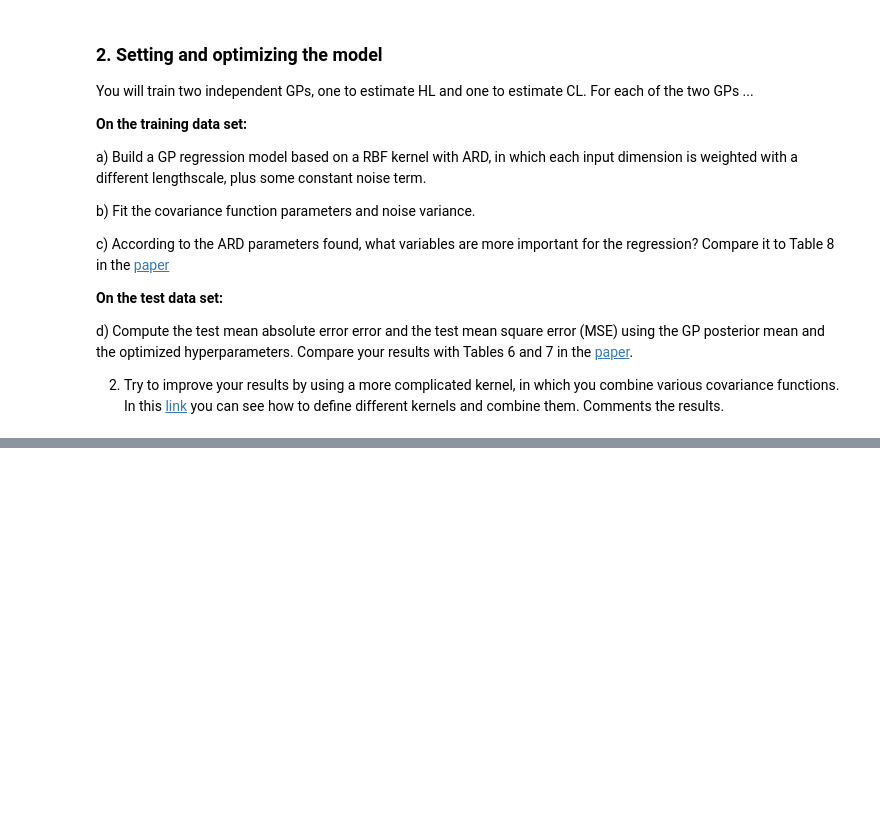
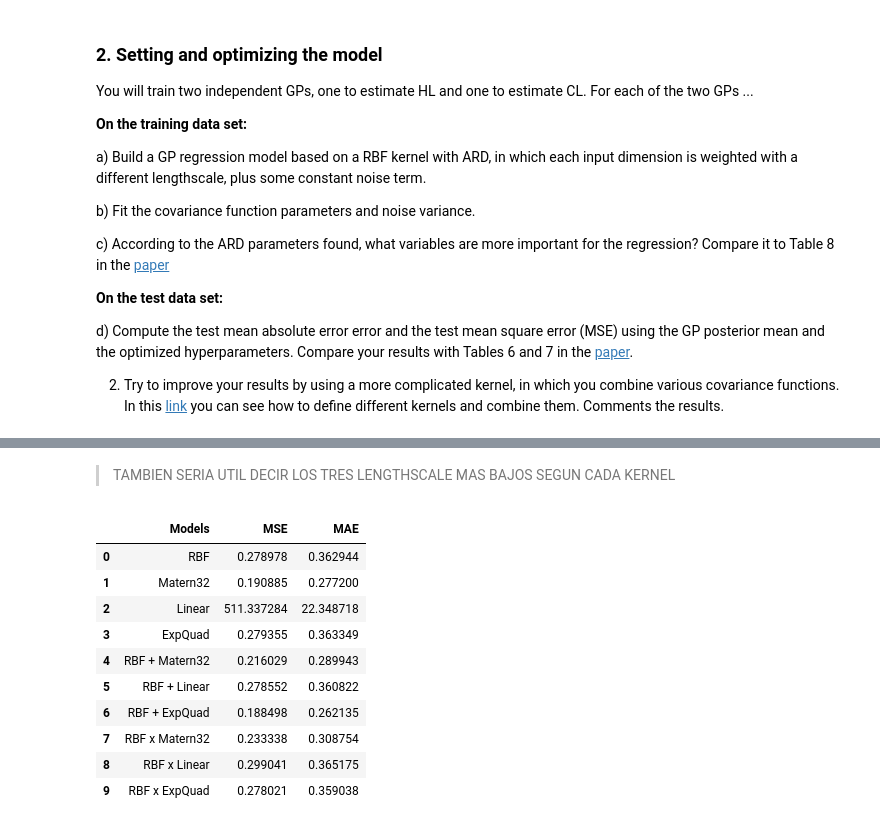
Before and after one commit to ikerarana/Machine-Learning-Notebooks, a Jupyter notebook: Curso Machine Learning UC3M Python/Week 13 - Homework 4/Homework_4_Gaussian_Process.ipynb, the cells around one changed output, grey strips where cells are left out. Saved outputs shown, nothing was run; the diff lists cells and outputs as text; code cells hidden in the pictures; blank space fills up the shorter version.

```diff
--- a/Curso Machine Learning UC3M Python/Week 13 - Homework 4/Homework_4_Gaussian_Process.ipynb
+++ b/Curso Machine Learning UC3M Python/Week 13 - Homework 4/Homework_4_Gaussian_Process.ipynb
@@ -219,0 +257,3 @@ plt.xlim([-1,1])
+# %%
+kernel = GPy.kern.RBF(input_dim=X_train.shape[1], ARD=True) + GPy.kern.White(input_dim=X_train.shape[1])
+print(kernel)
@@ -219,0 +290,2 @@ plt.xlim([-1,1])
+# %%
+m_HL = GPy.models.GPRegression(X_train,Y_train[:, :1],kernel)
@@ -219,0 +467,13 @@ plt.xlim([-1,1])
+# %%
+m_HL_k1 = GPy.models.GPRegression(X_train,Y_train[:, :1],k1)
+m_HL_k2 = GPy.models.GPRegression(X_train,Y_train[:, :1],k2)
+m_HL_k3 = GPy.models.GPRegression(X_train,Y_train[:, :1],k3)
+m_HL_k4 = GPy.models.GPRegression(X_train,Y_train[:, :1],k4)
+
+m_HL_k_add_1 = GPy.models.GPRegression(X_train,Y_train[:, :1],k_add_1)
+m_HL_k_add_2 = GPy.models.GPRegression(X_train,Y_train[:, :1],k_add_2)
+m_HL_k_add_3 = GPy.models.GPRegression(X_train,Y_train[:, :1],k_add_3)
+
+m_HL_k_prod_1 = GPy.models.GPRegression(X_train,Y_train[:, :1],k_prod_1)
+m_HL_k_prod_2 = GPy.models.GPRegression(X_train,Y_train[:, :1],k_prod_2)
+m_HL_k_prod_3 = GPy.models.GPRegression(X_train,Y_train[:, :1],k_prod_3)
@@ -219,0 +519,33 @@ plt.xlim([-1,1])
+# %%
+nsamples= X_train.shape[0]
+models= [m_HL_k1, m_HL_k2, m_HL_k3, m_HL_k4, m_HL_k_add_1, m_HL_k_add_2, m_HL_k_add_3, m_HL_k_prod_1, m_HL_k_prod_2, m_HL_k_prod_3]
+
+MSE= []
+MAE= []
+
+for model in models:
+    Y_pred_mean, Cov= model.predict(X_test, full_cov=True)
+    MSE.append(metrics.mean_squared_error(y_test[:, :1], Y_pred_mean))
+    MAE.append(metrics.mean_absolute_error(y_test[:, :1], Y_pred_mean))
+# %% [markdown]
+
+
+> TAMBIEN SERIA UTIL DECIR LOS TRES LENGTHSCALE MAS BAJOS SEGUN CADA KERNEL
+# %%
+models0= ['RBF',' Matern32', 'Linear', 'ExpQuad', 'RBF + Matern32', 'RBF + Linear', 'RBF + ExpQuad', 'RBF x Matern32',' RBF x Linear', 'RBF x ExpQuad']
+dataframe=pd.DataFrame(models0, columns=['Models'])
+dataframe['MSE']= np.asarray(MSE).ravel()
+dataframe['MAE']= np.asarray(MAE).ravel()
+dataframe.head(10)
+# %% [output]
+|  | Models | MSE | MAE |
+| 0 | RBF | 0.278978 | 0.362944 |
+| 1 | Matern32 | 0.190885 | 0.277200 |
+| 2 | Linear | 511.337284 | 22.348718 |
+| 3 | ExpQuad | 0.279355 | 0.363349 |
+| 4 | RBF + Matern32 | 0.216029 | 0.289943 |
+| 5 | RBF + Linear | 0.278552 | 0.360822 |
+| 6 | RBF + ExpQuad | 0.188498 | 0.262135 |
+| 7 | RBF x Matern32 | 0.233338 | 0.308754 |
+| 8 | RBF x Linear | 0.299041 | 0.365175 |
+| 9 | RBF x ExpQuad | 0.278021 | 0.359038 |
```
Also changed, not shown: parts of 74 cells of this notebook.
